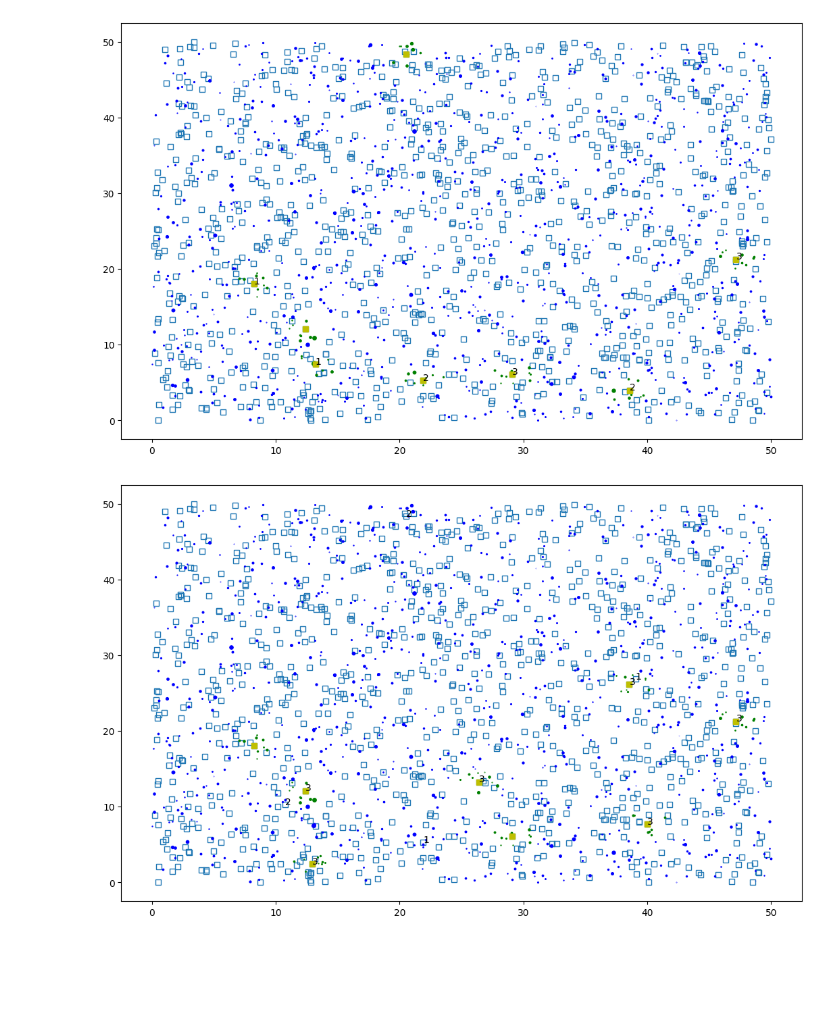
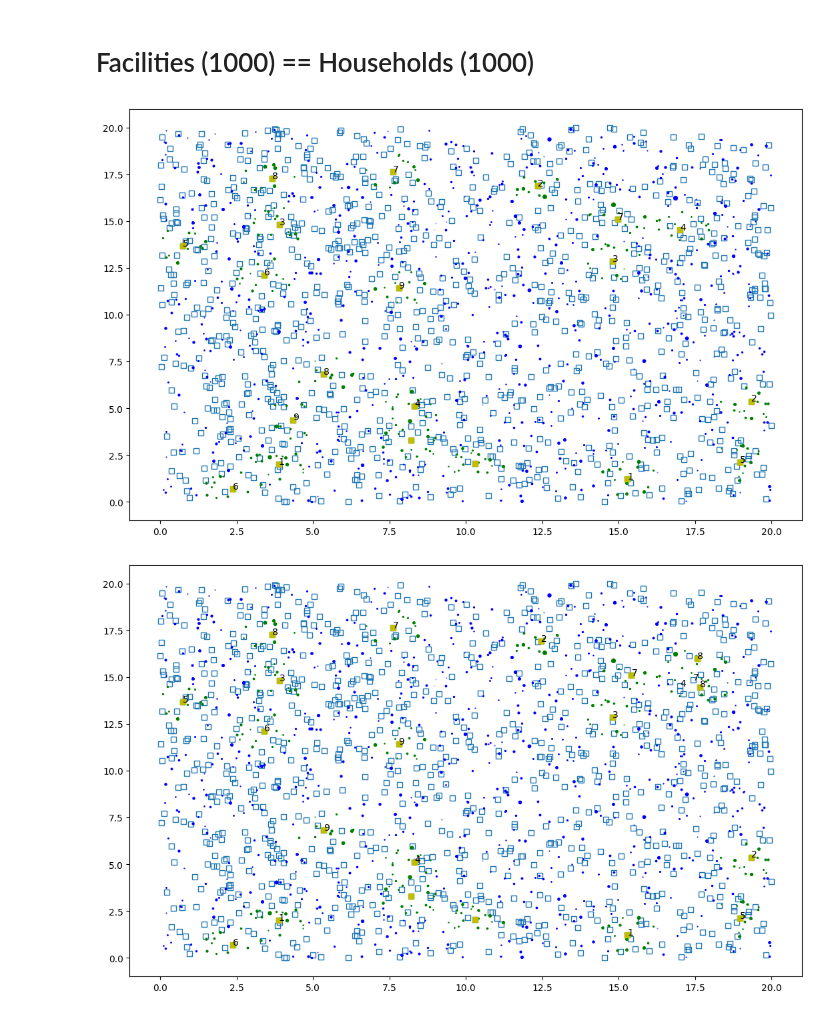
Before and after one commit to Srokusek/ABW-project, a Jupyter notebook: dynamic_models_control.ipynb, the cells around one changed output. Cells and saved outputs as stored; diff of their text form; code cells hidden in the pictures; blank space fills up the shorter version.

```diff
--- a/dynamic_models_control.ipynb
+++ b/dynamic_models_control.ipynb
@@ -38,55 +45,43 @@ show_facility_location(xC,
+# %% [markdown]
+# Facilities (1000) == Households (1000)
 # %%
 from utils.create_data import generate_facility_location_instance
-service, customers, facilities = generate_facility_location_instance(1000, 1000, 50)
+service, customers, facilities = generate_facility_location_instance(1000, 1000, 20)
+
+xC = customers['Pop_Lon']
+yC = customers['Pop_Lat']
+xF = facilities['Grid_Lon']
+yF = facilities['Grid_Lat']
+# %%
+distances = service
+homes = customers
+locations = facilities
+periods_df = pd.DataFrame([1,2,3,4,5,6,7,8,9,10])
+periods = periods_df[0]
+per_period = 2
+max_distance = 1
+open_facilities = facilities["is_built"]
+vpop = customers["population"]
 # %%
-import pandas as pd
-import numpy as np
 from models.dynamic_models.single_step import single_step_area
 from models.dynamic_models.visuializer import show_facility_location
 
-#data constants
-distances = service
-homes = customers
-locations = facilities
-periods_df = pd.DataFrame([1,2,3,4])
-periods = periods_df[0]
-per_period = 2
-max_distance = 3
-open_facilities = facilities["is_built"]
-vpop = customers["population"]
-
 Z, X, building = single_step_area(distances, homes, locations, periods, per_period, max_distance, open_facilities, vpop)
-
-xC = customers['Pop_Lon']
-yC = customers['Pop_Lat']
-xF = facilities['Grid_Lon']
-yF = facilities['Grid_Lat']
 
 show_facility_location(xC,
                        yC,
                        xF,
                        yF,
                        X=X,
                        Z=Z,
                        homes=homes,
                        locations=locations,
                        periods=periods,
                        vpop=vpop)
 # %% [output]
-[figure, old version]
+[figure, new version]
 # %%
 from models.dynamic_models.pareto import get_pareto_curve
-
-#data constants
-distances = service
-homes = customers
-locations = facilities
-periods_df = pd.DataFrame([1,2,3,4])
-periods = periods_df[0]
-per_period = 2
-max_distance = 3
-open_facilities = facilities["is_built"]
-vpop = customers["population"]
 
 Z_pareto, X_pareto, pareto_curve = get_pareto_curve(distances, homes, locations, periods, per_period, max_distance, open_facilities, vpop)
 
@@ -101,4 +96,4 @@ show_facility_location(xC,
                        periods=periods,
                        vpop=vpop)
 # %% [output]
-[figure, old version]
+[figure, new version]
```
Also changed, not shown: parts of 25 cells of this notebook.
